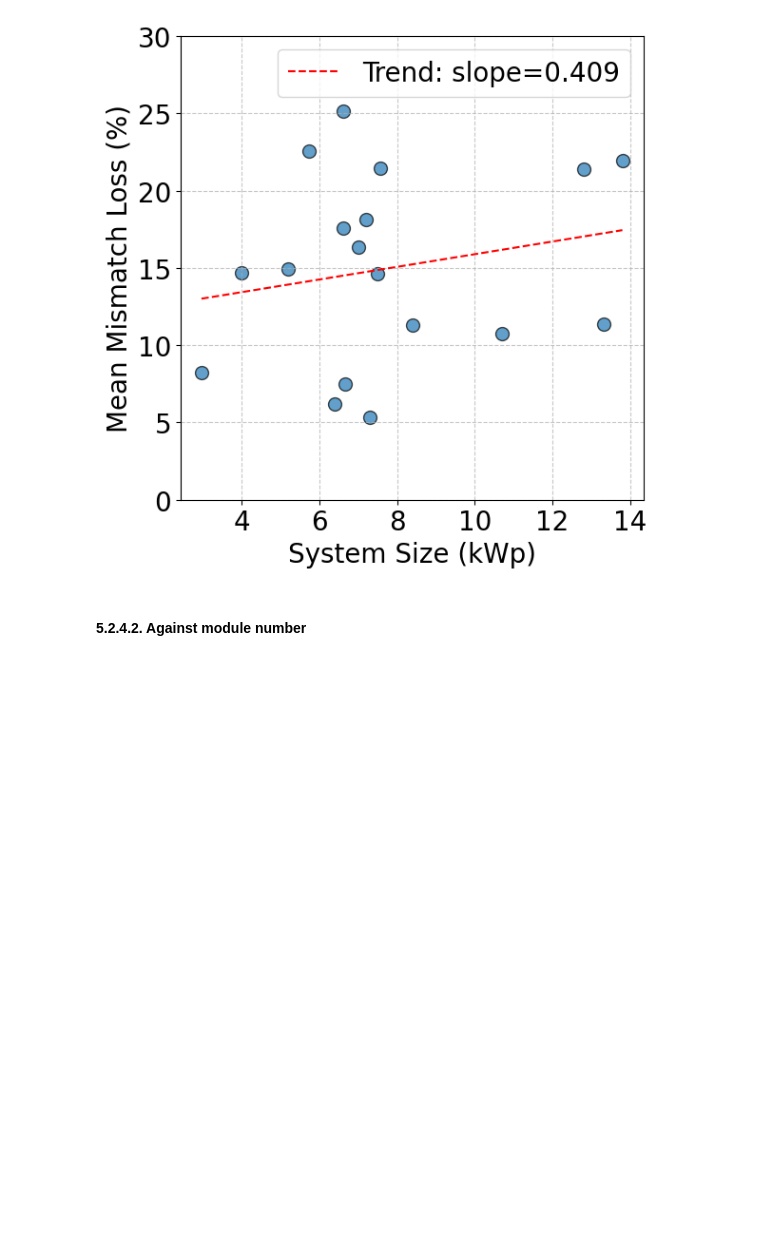
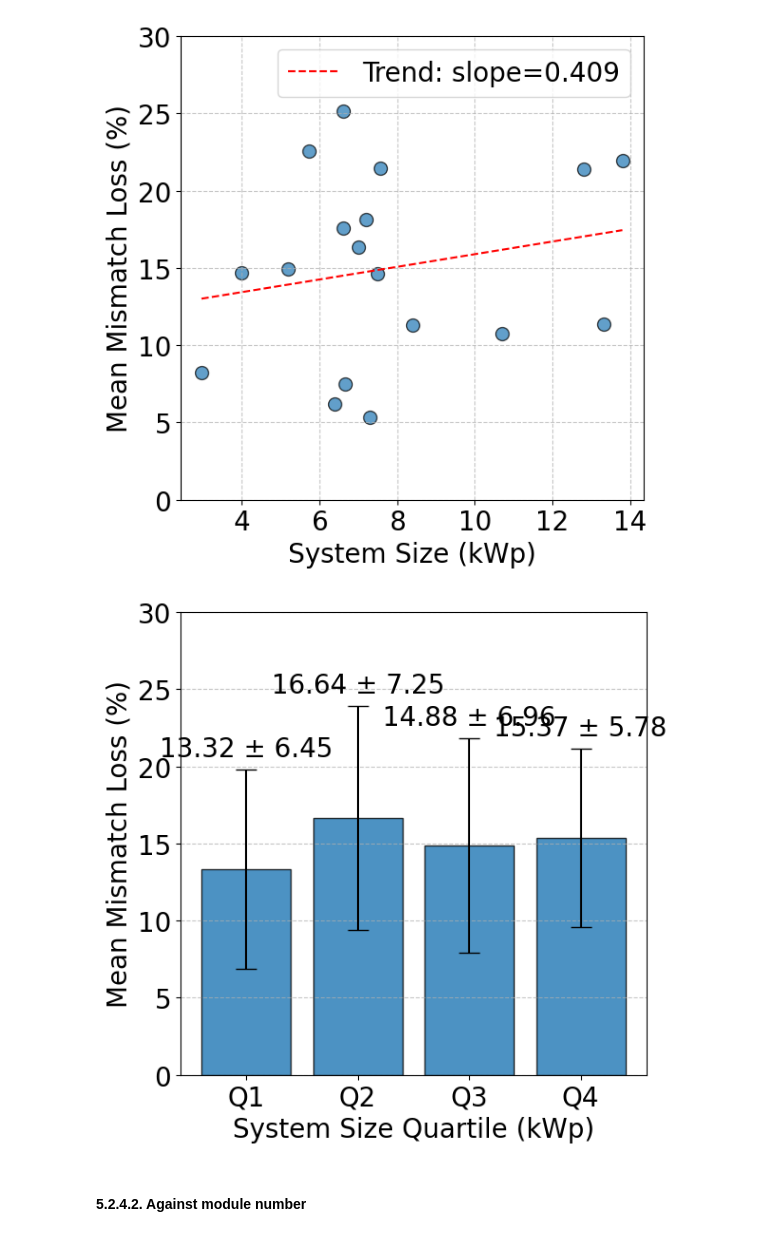
Before and after one commit to sijinwnag/24_09_24_Solar_Edge, a Jupyter notebook: Code/25_07_22_Mismatch_results_analyser.ipynb, the cells around one changed output. Cells and saved outputs as stored; diff of their text form; code cells hidden in the pictures; blank space fills up the shorter version.

```diff
--- a/Code/25_07_22_Mismatch_results_analyser.ipynb
+++ b/Code/25_07_22_Mismatch_results_analyser.ipynb
@@ -2892,6 +2897,68 @@ plt.show()
 # %% [output]
 Slope of trend line: 0.4090
 [figure]
+# %%
+# ...existing code before...
+
+plt.figure(figsize=figure_size)
+
+# Keep only rows with both kWp and mismatch values
+valid_mask = zone_df['kWp'].notna() & zone_df['Mean Mismatch no diode (%)'].notna()
+filtered_df = zone_df.loc[valid_mask].copy()
+
+# Bin system size into four quantiles
+quantile_labels = ['Q1', 'Q2', 'Q3', 'Q4']
+filtered_df['kWp_quantile'] = pd.qcut(
+    filtered_df['kWp'],
+    q=4,
+    labels=quantile_labels[:filtered_df['kWp'].nunique()],  # handles <4 unique sizes
+    duplicates='drop'
+)
+
+# Compute mean/std mismatch per quantile (reindex to keep order)
+stats = (
+    filtered_df
+    .groupby('kWp_quantile')['Mean Mismatch no diode (%)']
+    .agg(['mean', 'std'])
+    .reindex(quantile_labels)
+)
+
+# Build the bar chart with error bars
+bars = plt.bar(
+    stats.index,
+    stats['mean'],
+    yerr=stats['std'],
+    color='C0',
+    alpha=0.8,
+    capsize=8,
+    edgecolor='black'
+)
+
+plt.xlabel('System Size Quartile (kWp)', fontsize=axis_label_size)
+plt.ylabel('Mean Mismatch Loss (%)', fontsize=axis_label_size)
+plt.xticks(fontsize=axis_num_size)
+plt.yticks(fontsize=axis_num_size)
+plt.grid(axis='y', linestyle='--', alpha=0.7)
+plt.ylim(0, 30)
+plt.tight_layout()
+
+# Optional: annotate each bar
+for bar, mean, std in zip(bars, stats['mean'], stats['std']):
+    if pd.notna(mean) and pd.notna(std):
+        plt.text(
+            bar.get_x() + bar.get_width() / 2,
+            mean + std + 0.5,
+            f"{mean:.2f} ± {std:.2f}",
+            ha='center',
+            va='bottom',
+            fontsize=text_size
+        )
+
+output_kWp_plot = os.path.join(ResultsFolder, 'Mean_Mismatch_Loss_vs_kWp.png')
+plt.savefig(output_kWp_plot, bbox_inches='tight', dpi=300)
+plt.show()
+# %% [output]
+[figure, added]
 # %% [markdown]
 #### 5.2.4.2. Against module number
 # %% [markdown]
```
Also changed, not shown: parts of 5 cells of this notebook, 1 other file.
